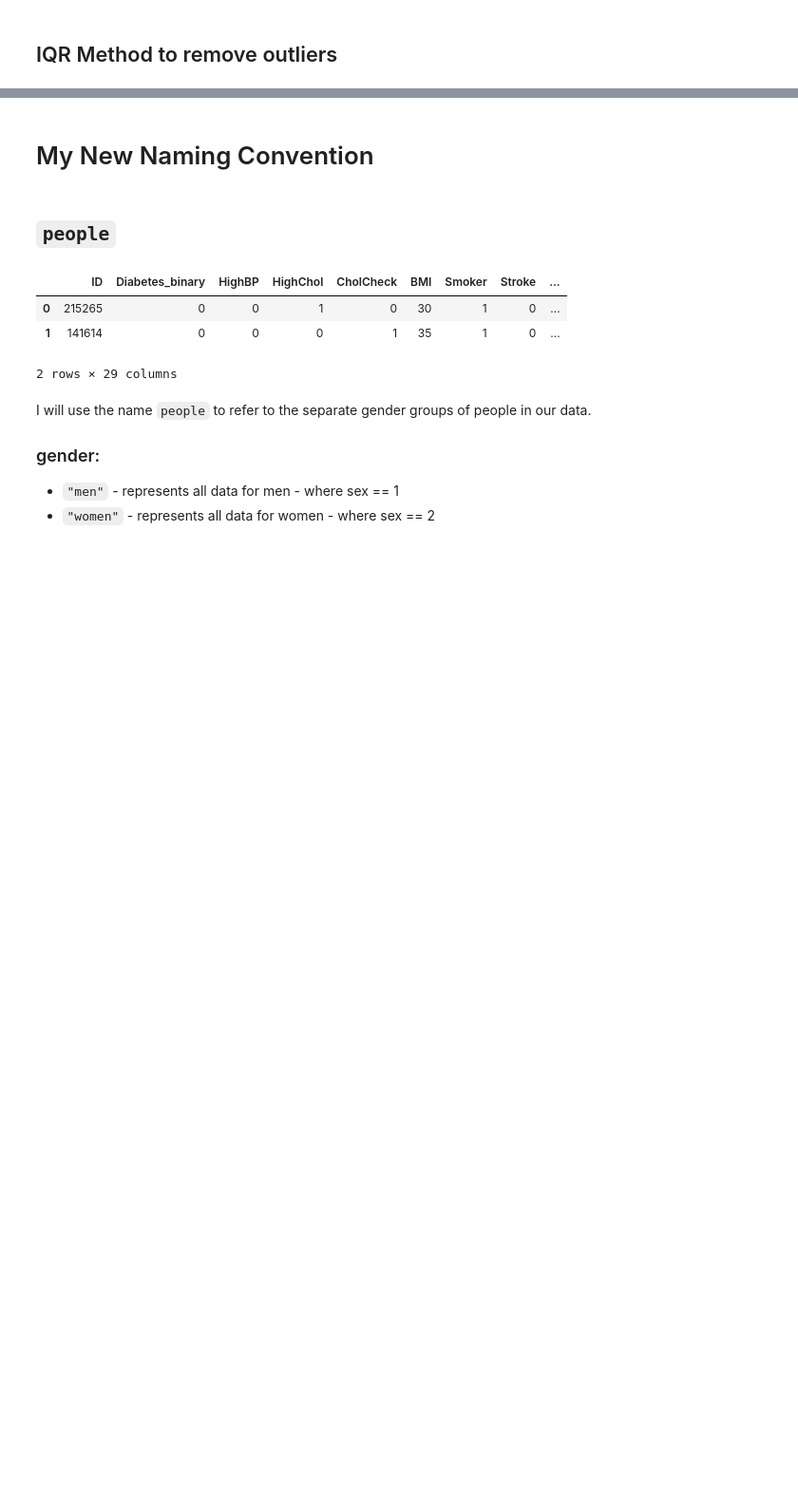
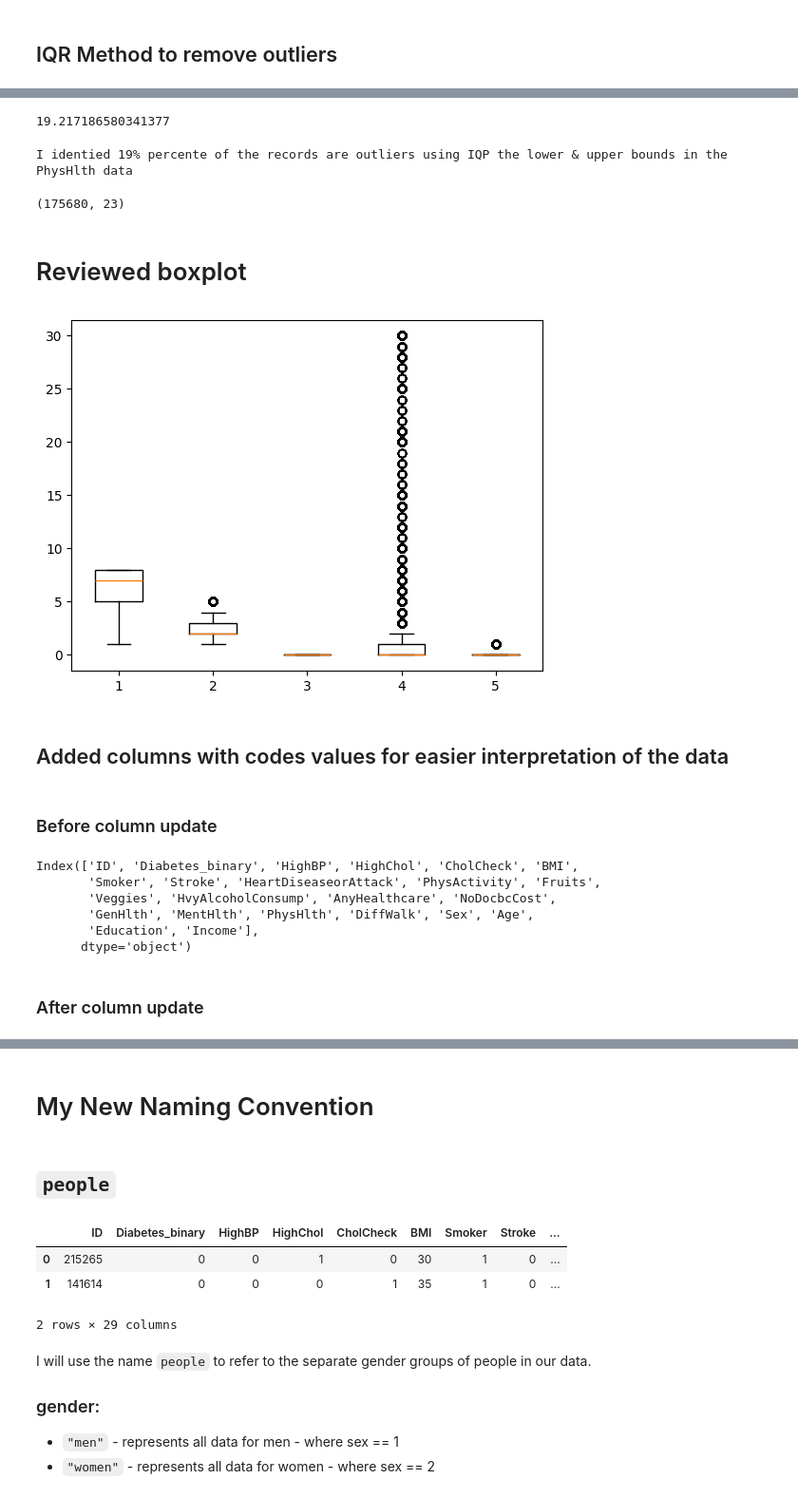
Before and after one commit to yourexodus/capstone_CDC, a Jupyter notebook: Feature_Engineering.ipynb, the cells around one changed output, grey strips where cells are left out. Shown: that part at 95% size. Drawn from its saved outputs; the diff is of its cells as text; code cells hidden in the pictures; blank space fills up the shorter version.

```diff
--- a/Feature_Engineering.ipynb
+++ b/Feature_Engineering.ipynb
@@ -75,0 +171,3 @@ df[['Income','GenHlth','MentHlth','PhysHlth','DiffWalk']].describe()
+# %%
+IQR = Q3 - Q1
+IQR
@@ -75,0 +178,4 @@ df[['Income','GenHlth','MentHlth','PhysHlth','DiffWalk']].describe()
+# %%
+lower_limit = Q1 - 1.5*IQR
+upper_limit = Q3 + 1.5*IQR
+lower_limit, upper_limit
@@ -75,0 +205,38 @@ df[['Income','GenHlth','MentHlth','PhysHlth','DiffWalk']].describe()
+# %%
+result = (41792/217472)* 100
+result
+# %% [output]
+19.217186580341377
+# %%
+print(f'I identied {result:.0f}% percente of the records are outliers using IQP the lower & upper bounds in the PhysHlth data')
+# %% [output]
+I identied 19% percente of the records are outliers using IQP the lower & upper bounds in the PhysHlth data
+# %%
+### Remove the outliers from the original dataframe
+df_result = df[(df['MentHlth'] >= lower_limit) & (df['MentHlth'] <= upper_limit)]
+# %%
+df_result.shape
+# %% [output]
+(175680, 23)
+# %%
+df = df_result
+# %% [markdown]
+# Reviewed boxplot
+# %%
+#box plot columns in the data to show large variances in data
+plt.boxplot(df[['Income','GenHlth','MentHlth','PhysHlth','DiffWalk']]);
+# %% [output]
+[figure, added]
+# %% [markdown]
+## Added columns with codes values for easier interpretation of the data
+# %% [markdown]
+### Before column update
+# %%
+df.columns
+# %% [output]
+Index(['ID', 'Diabetes_binary', 'HighBP', 'HighChol', 'CholCheck', 'BMI',
+       'Smoker', 'Stroke', 'HeartDiseaseorAttack', 'PhysActivity', 'Fruits',
+       'Veggies', 'HvyAlcoholConsump', 'AnyHealthcare', 'NoDocbcCost',
+       'GenHlth', 'MentHlth', 'PhysHlth', 'DiffWalk', 'Sex', 'Age',
+       'Education', 'Income'],
+      dtype='object')
@@ -75,0 +246,2 @@ df[['Income','GenHlth','MentHlth','PhysHlth','DiffWalk']].describe()
+# %% [markdown]
+### After column update
```
Also changed, not shown: parts of 28 cells of this notebook, 4 other files.
